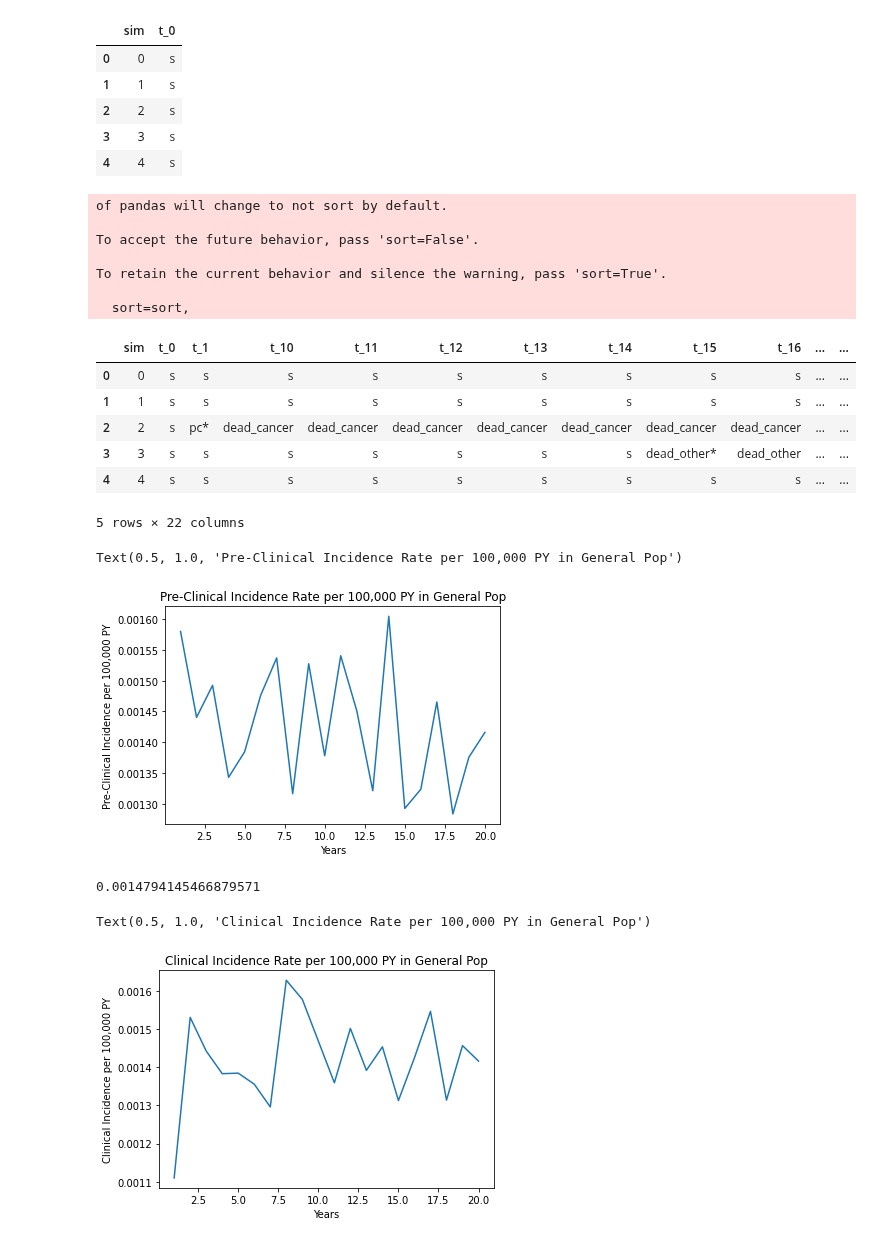
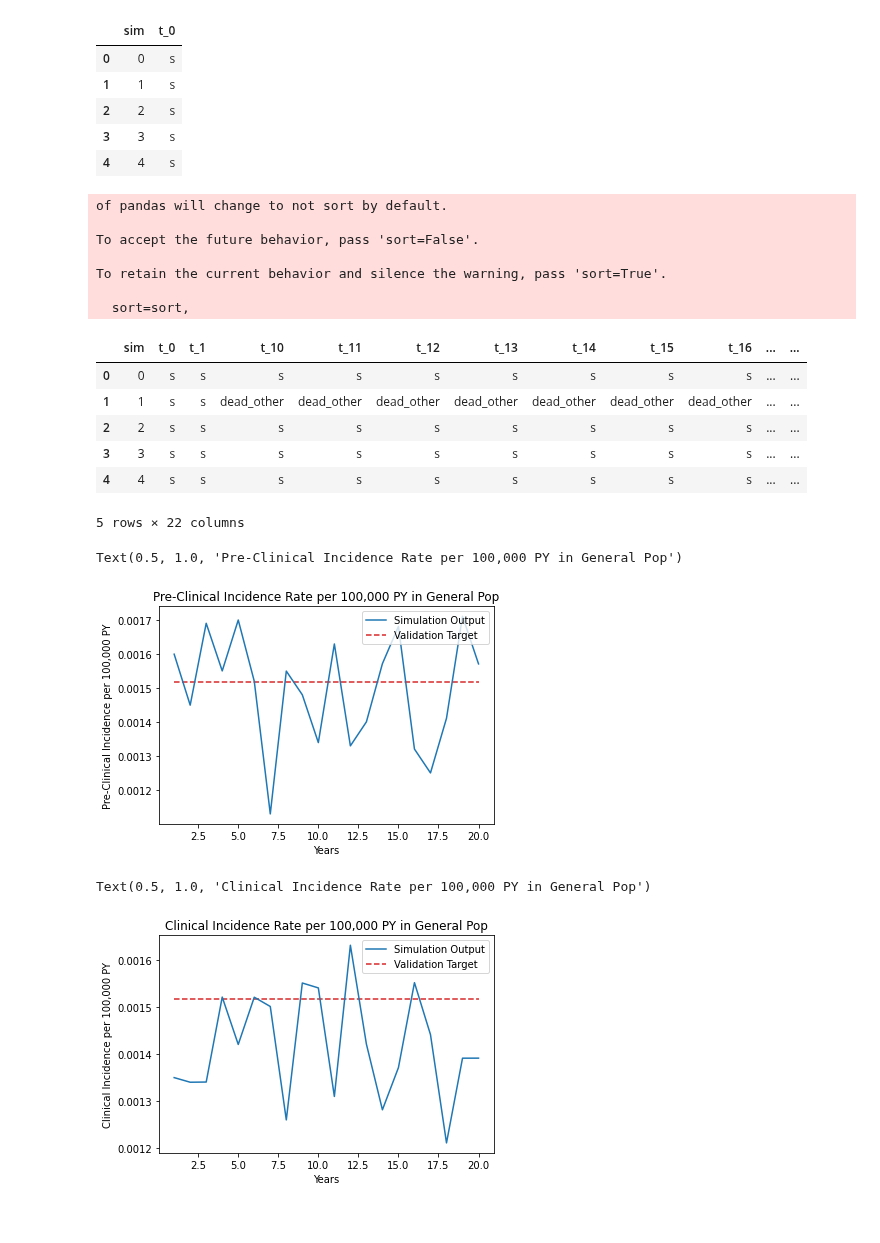
Before and after one commit to ihmeuw/vivarium_data_analysis, a Jupyter notebook: pre_processing/lung_cancer_model/cause_model_nano_sim_with_baseline_screening.ipynb, the cells around one changed output. Cells and saved outputs as stored; diff of their text form; code cells hidden in the pictures.

Commit message:
update graphs and equations

```diff
--- a/pre_processing/lung_cancer_model/cause_model_nano_sim_with_baseline_screening.ipynb
+++ b/pre_processing/lung_cancer_model/cause_model_nano_sim_with_baseline_screening.ipynb
@@ -4,21 +4,22 @@ import random
 # %%
 # define parameters
 
+# these values are taken from GBD compare for middle aged Chinese men
 acmr = 0.0106155
 csmr = 0.0012779
 gbd_incidence = 0.0015212 # incidence rate of CLINICAL TBL cancer (aka from GBD, per general, not susceptible pop)
 gbd_prev = 0.0024086 # CLINICAL TBL cancer prevalence (aka from GBD)
 
-odf = 0.2 #overdiagnosis factor
-mst = 2.5 # mean sojourn time
-baseline_screening = 0.2
+odf = 0.1 #overdiagnosis factor
+mst = 3 # mean sojourn time
+baseline_screening = 0.1
 
+emr = csmr / gbd_prev
+ast = 1/(emr + acmr - csmr) #average survival time
 c_prev = (baseline_screening *
              (gbd_prev * 1 / (1 + odf)) +
          (1 - baseline_screening) *
              gbd_prev)
-emr = csmr / c_prev
-ast = 1/(emr + acmr - csmr) #average survival time
 
 pc_prev = c_prev * mst / ast
 i_prev = (baseline_screening *
@@ -34,6 +35,3 @@ i_i = ((1 - baseline_screening) * i_pc * odf +
        baseline_screening * gbd_incidence * odf / (1 + odf)) / s_prev
 i_c = 1/mst
 i_r = 1/10
-
-emr = csmr / c_prev
-ast = 1/emr #average survival time
@@ -63,7 +85,7 @@ def run_sim(data, n_timesteps):
     for i in list(range(1,n_timesteps+1)):
 
         # define propensities for transitions and mortality separately (reset each timestep)
-        np.random.seed(i)
+        np.random.seed(i*7)
         data['i_prop'] = np.random.uniform(0,1,len(data))
         data['d_prop'] = np.random.uniform(0,1,len(data))
 
@@ -85,10 +107,10 @@ def run_sim(data, n_timesteps):
 
         # covert incident clinical cancers to standard clinical cancers (c* --> c)
             # can still transition to R state from here
-        data.loc[(data[f't_{i-1}'] == 'c*') & (data['i_prop'] <= i_r), f't_{i}'] = 'r'
+        data.loc[(data[f't_{i-1}'] == 'c*') & (data['i_prop'] <= i_r), f't_{i}'] = 's'
         data.loc[(data[f't_{i-1}'] == 'c*') & (data['i_prop'] > i_r), f't_{i}'] = 'c'
         # transitions out of c state
-        data.loc[(data[f't_{i-1}'] == 'c') & (data['i_prop'] <= i_r), f't_{i}'] = 'r'
+        data.loc[(data[f't_{i-1}'] == 'c') & (data['i_prop'] <= i_r), f't_{i}'] = 's'
         data.loc[(data[f't_{i-1}'] == 'c') & (data['i_prop'] > i_r), f't_{i}'] = 'c'
 
         # no transitions out of r state
@@ -99,17 +121,22 @@ def run_sim(data, n_timesteps):
         data.loc[(data[f't_{i-1}'] == 'dead_other'), f't_{i}'] = 'dead_other'
         data.loc[(data[f't_{i-1}'] == 'dead_cancer*'), f't_{i}'] = 'dead_cancer'
         data.loc[(data[f't_{i-1}'] == 'dead_cancer'), f't_{i}'] = 'dead_cancer'
+        data.loc[(data[f't_{i-1}'] == 'dead_indolent*'), f't_{i}'] = 'dead_indolent'
+        data.loc[(data[f't_{i-1}'] == 'dead_indolent'), f't_{i}'] = 'dead_indolent'
+
 
         # determine who dies this timestep
         # this will supercede previous state
-        data.loc[(data['d_prop'] <= acmr - csmr) & (data[f't_{i-1}'].isin(['s','i','i*','pc','pc*','r'])), f't_{i}'] = 'dead_other*'
+        data.loc[(data['d_prop'] <= acmr - csmr) & (data[f't_{i-1}'].isin(['s','pc','pc*','r'])), f't_{i}'] = 'dead_other*'
         data.loc[(data['d_prop'] <= acmr - csmr) & (data[f't_{i-1}'].isin(['c*','c'])), f't_{i}'] = 'dead_other*'
         data.loc[(data['d_prop'] > acmr - csmr) & (data['d_prop'] <= acmr - csmr + emr) & (data[f't_{i-1}'].isin(['c*','c'])), f't_{i}'] = 'dead_cancer*'
+           # indolent deaths
+        data.loc[(data['d_prop'] < acmr - csmr + emr) & (data[f't_{i-1}'].isin(['i','i*'])), f't_{i}'] = 'dead_indolent*'
 
         # initialize new simulants (1,000 per timestep)
         new_sims = pd.DataFrame()
-        new_sims['sim'] = list(range(0,1_000))
-        new_sims[f't_{i}'] = np.random.choice(['s','i','pc','c'], 1_000, p=[s_prev,i_prev,pc_prev,c_prev])
+        new_sims['sim'] = list(range(0,1_070))
+        new_sims[f't_{i}'] = 's'#np.random.choice(['s','i','pc','c'], 1_000, p=[s_prev,i_prev,pc_prev,c_prev])
         data = data.append(new_sims, ignore_index=True)
 
     data = data.drop(columns=['i_prop','d_prop'])
@@ -127,36 +154,36 @@ To retain the current behavior and silence the warning, pass 'sort=True'.
   sort=sort,
 |  | sim | t_0 | t_1 | t_10 | t_11 | t_12 | t_13 | t_14 | t_15 | t_16 | ... | ... |
 | 0 | 0 | s | s | s | s | s | s | s | s | s | ... | ... |
-| 1 | 1 | s | s | s | s | s | s | s | s | s | ... | ... |
-| 2 | 2 | s | pc* | dead_cancer | dead_cancer | dead_cancer | dead_cancer | dead_cancer | dead_cancer | dead_cancer | ... | ... |
-| 3 | 3 | s | s | s | s | s | s | s | dead_other* | dead_other | ... | ... |
+| 1 | 1 | s | s | dead_other | dead_other | dead_other | dead_other | dead_other | dead_other | dead_other | ... | ... |
+| 2 | 2 | s | s | s | s | s | s | s | s | s | ... | ... |
+| 3 | 3 | s | s | s | s | s | s | s | s | s | ... | ... |
 | 4 | 4 | s | s | s | s | s | s | s | s | s | ... | ... |
 5 rows × 22 columns
 # %%
 n_preclinical = pd.DataFrame()
 for i in list(range(1,20+1)):
     n_preclinical[f't_{i}'] = [len(test.loc[test[f't_{i}'] == 'pc*'])/ len(test.loc[test[f't_{i-1}'].isin(['s','i*','i','pc*','pc','c*','c','r'])])]
 
 plt.plot(list(range(1,20+1)),n_preclinical.transpose()[0])
+plt.hlines(i_pc,1,20,colors='tab:red',linestyles='dashed', label='Validation target')
+plt.legend(['Simulation Output','Validation Target'], loc='upper right')
 plt.xlabel('Years')
 plt.ylabel('Pre-Clinical Incidence per 100,000 PY')
 plt.title('Pre-Clinical Incidence Rate per 100,000 PY in General Pop')
 # %% [output]
 Text(0.5, 1.0, 'Pre-Clinical Incidence Rate per 100,000 PY in General Pop')
-[figure, old version]
+[figure, new version]
-# %%
-i_pc
-# %% [output]
-0.0014794145466879571
 # %%
 n_clinical = pd.DataFrame()
 for i in list(range(1,20+1)):
     n_clinical[f't_{i}'] = [len(test.loc[test[f't_{i}'] == 'c*']) / len(test.loc[test[f't_{i-1}'].isin(['s','i*','i','pc*','pc','c*','c','r'])])]
 
 plt.plot(list(range(1,20+1)),n_clinical.transpose()[0])
+plt.hlines(i_pc,1,20,colors='tab:red',linestyles='dashed', label='Validation target')
+plt.legend(['Simulation Output','Validation Target'], loc='upper right')
 plt.xlabel('Years')
 plt.ylabel('Clinical Incidence per 100,000 PY')
 plt.title('Clinical Incidence Rate per 100,000 PY in General Pop')
 # %% [output]
 Text(0.5, 1.0, 'Clinical Incidence Rate per 100,000 PY in General Pop')
-[figure, old version]
+[figure, new version]
```
Also changed, not shown: parts of 26 cells of this notebook.
